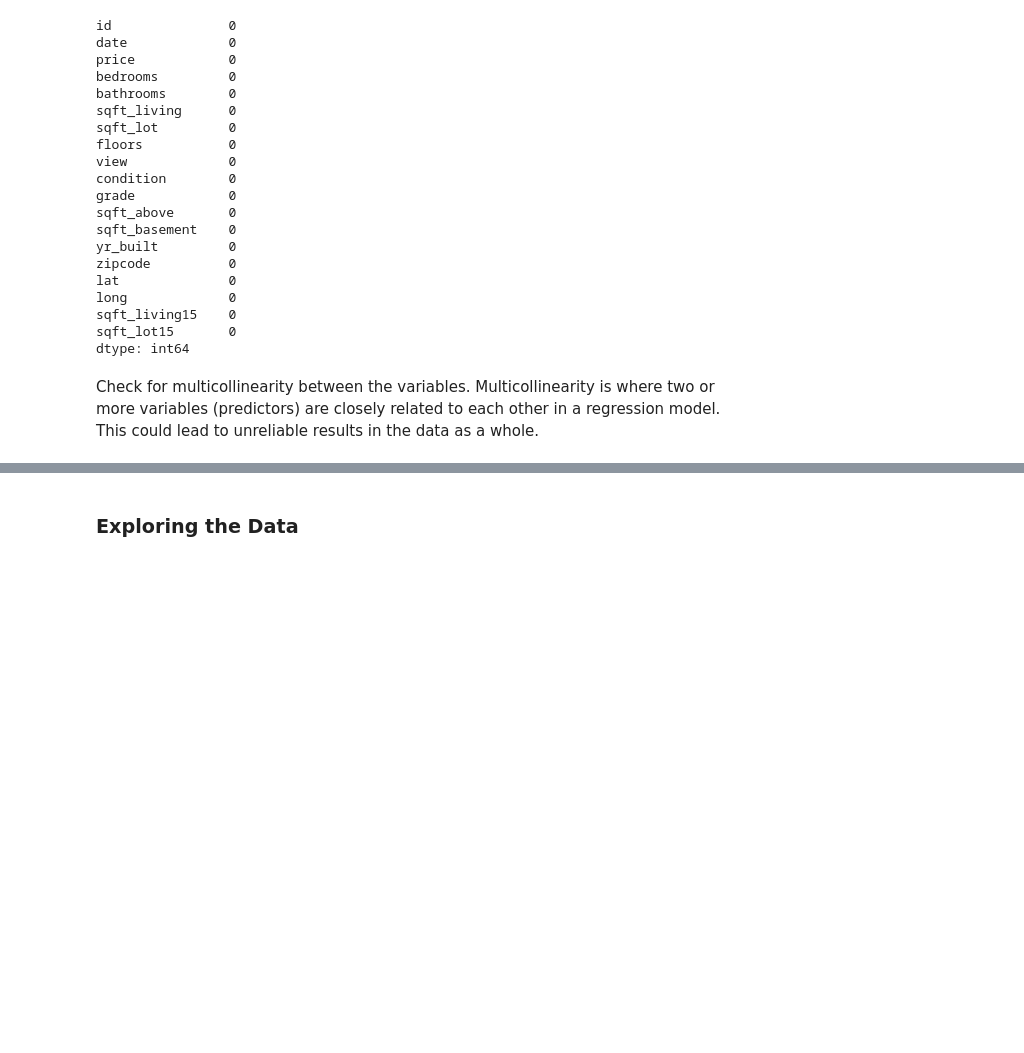
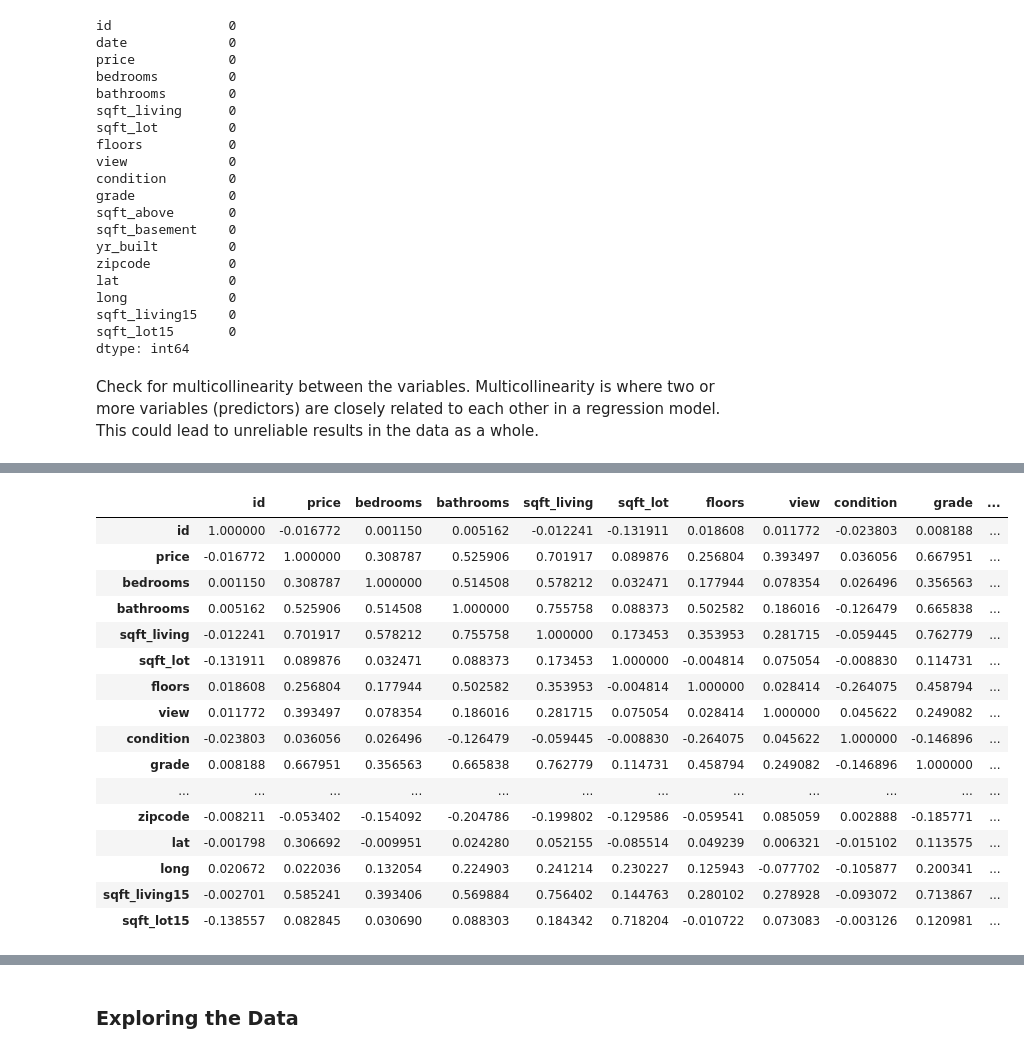
Before and after one commit to umapalam/dsc-v2-mod1-final-project-online-ds-pt-051319, a Jupyter notebook: student.ipynb, the cells around one changed output, grey strips where cells are left out. Cells and saved outputs as stored; diff of their text form; code cells hidden in the pictures; blank space fills up the shorter version.

```diff
--- a/student.ipynb
+++ b/student.ipynb
@@ -310,0 +317,20 @@ sns.heatmap(df.corr())
+# %%
+df.corr()
+# %% [output]
+|  | id | price | bedrooms | bathrooms | sqft_living | sqft_lot | floors | view | condition | grade | ... |
+| id | 1.000000 | -0.016772 | 0.001150 | 0.005162 | -0.012241 | -0.131911 | 0.018608 | 0.011772 | -0.023803 | 0.008188 | ... |
+| price | -0.016772 | 1.000000 | 0.308787 | 0.525906 | 0.701917 | 0.089876 | 0.256804 | 0.393497 | 0.036056 | 0.667951 | ... |
+| bedrooms | 0.001150 | 0.308787 | 1.000000 | 0.514508 | 0.578212 | 0.032471 | 0.177944 | 0.078354 | 0.026496 | 0.356563 | ... |
+| bathrooms | 0.005162 | 0.525906 | 0.514508 | 1.000000 | 0.755758 | 0.088373 | 0.502582 | 0.186016 | -0.126479 | 0.665838 | ... |
+| sqft_living | -0.012241 | 0.701917 | 0.578212 | 0.755758 | 1.000000 | 0.173453 | 0.353953 | 0.281715 | -0.059445 | 0.762779 | ... |
+| sqft_lot | -0.131911 | 0.089876 | 0.032471 | 0.088373 | 0.173453 | 1.000000 | -0.004814 | 0.075054 | -0.008830 | 0.114731 | ... |
+| floors | 0.018608 | 0.256804 | 0.177944 | 0.502582 | 0.353953 | -0.004814 | 1.000000 | 0.028414 | -0.264075 | 0.458794 | ... |
+| view | 0.011772 | 0.393497 | 0.078354 | 0.186016 | 0.281715 | 0.075054 | 0.028414 | 1.000000 | 0.045622 | 0.249082 | ... |
+| condition | -0.023803 | 0.036056 | 0.026496 | -0.126479 | -0.059445 | -0.008830 | -0.264075 | 0.045622 | 1.000000 | -0.146896 | ... |
+| grade | 0.008188 | 0.667951 | 0.356563 | 0.665838 | 0.762779 | 0.114731 | 0.458794 | 0.249082 | -0.146896 | 1.000000 | ... |
+| ... | ... | ... | ... | ... | ... | ... | ... | ... | ... | ... | ... |
+| zipcode | -0.008211 | -0.053402 | -0.154092 | -0.204786 | -0.199802 | -0.129586 | -0.059541 | 0.085059 | 0.002888 | -0.185771 | ... |
+| lat | -0.001798 | 0.306692 | -0.009951 | 0.024280 | 0.052155 | -0.085514 | 0.049239 | 0.006321 | -0.015102 | 0.113575 | ... |
+| long | 0.020672 | 0.022036 | 0.132054 | 0.224903 | 0.241214 | 0.230227 | 0.125943 | -0.077702 | -0.105877 | 0.200341 | ... |
+| sqft_living15 | -0.002701 | 0.585241 | 0.393406 | 0.569884 | 0.756402 | 0.144763 | 0.280102 | 0.278928 | -0.093072 | 0.713867 | ... |
+| sqft_lot15 | -0.138557 | 0.082845 | 0.030690 | 0.088303 | 0.184342 | 0.718204 | -0.010722 | 0.073083 | -0.003126 | 0.120981 | ... |
```
Also changed, not shown: parts of 33 cells of this notebook.
